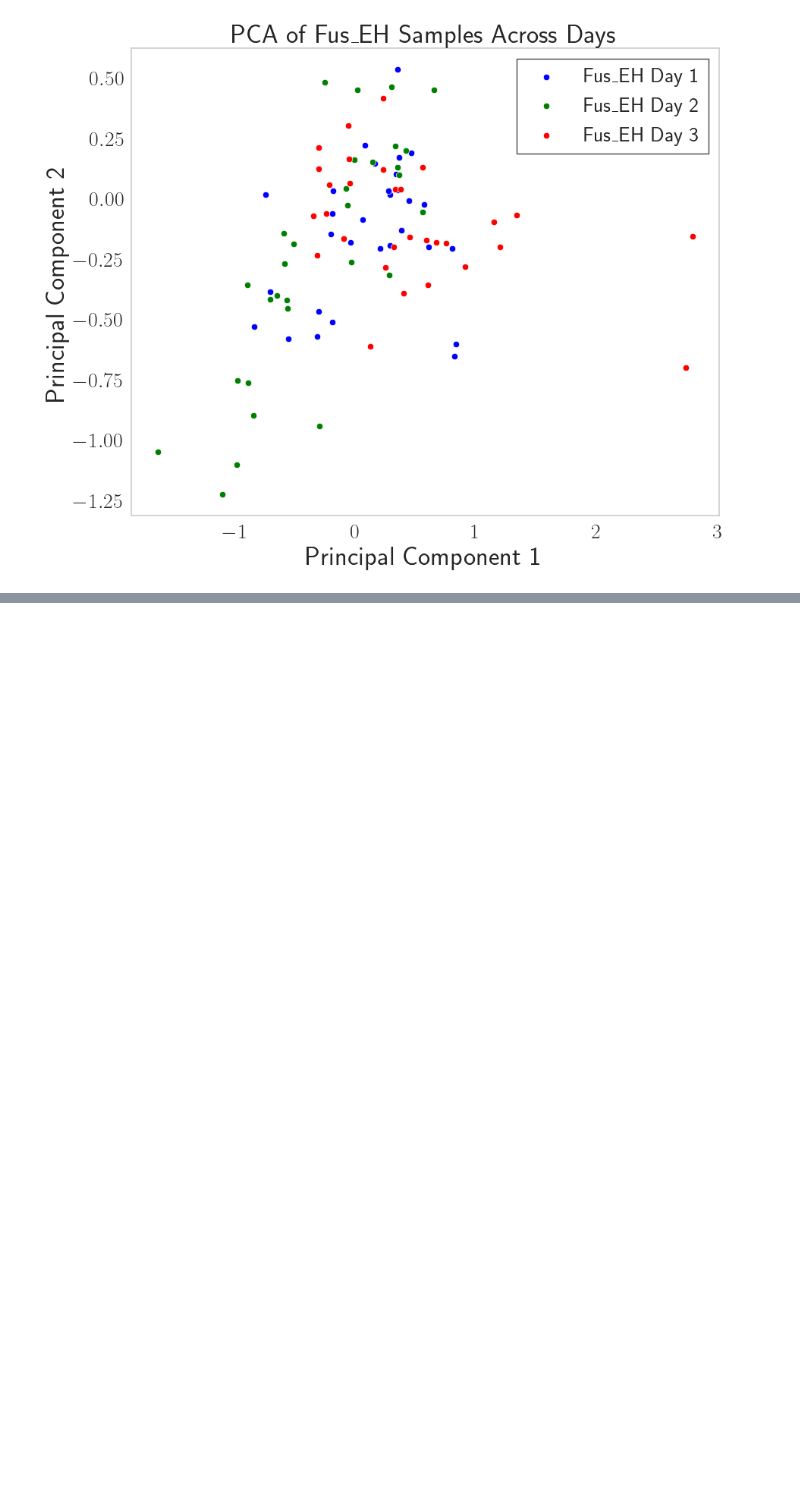
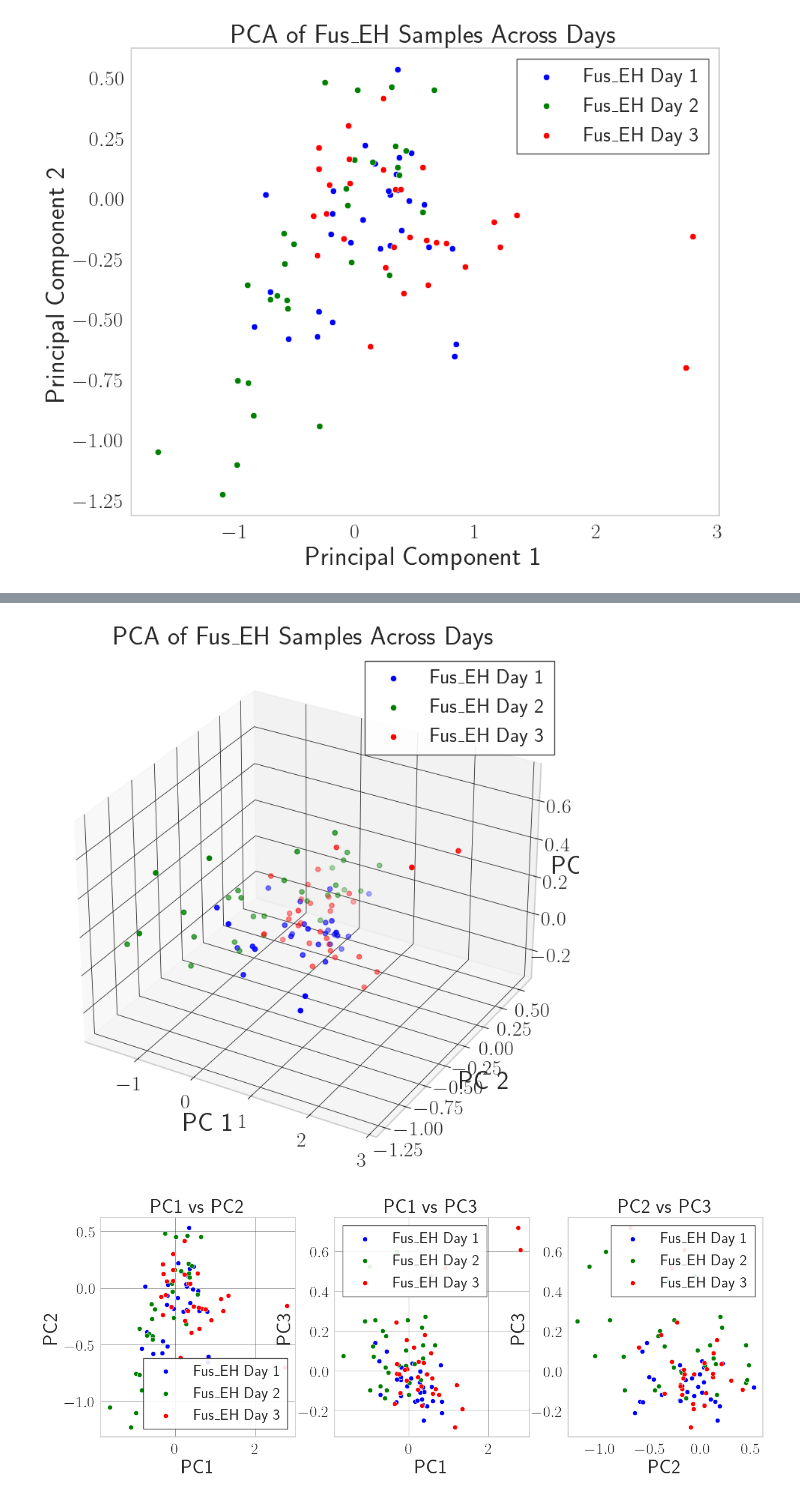
Before and after one commit to RicardoLoperaV/DiPreSi, a Jupyter notebook: Analisis PCA/Analisis_PCA.ipynb, the cells around one changed output, grey strips where cells are left out. Saved outputs shown, nothing was run; the diff lists cells and outputs as text; code cells hidden in the pictures; blank space fills up the shorter version.

```diff
--- a/Analisis PCA/Analisis_PCA.ipynb
+++ b/Analisis PCA/Analisis_PCA.ipynb
@@ -1014,3 +1287,72 @@ Explained variance by PC2: 15.94%
 Total explained variance: 88.44%
 ---
 [figure]
+# %%
+print('--- PCA Fus_EH Samples Across Days ---')
+print('---')
+print('PCA df1 ')
+
+# Day 1
+pca_1 = PCA_Analysis(df1)
+pca_results_1 = pca_1.PCA_3D_noplot()
+
+# extract control samples
+pca_control_1 = pca_results_1[pca_results_1['Tratamiento'] == 'Fus_EH']
+
+print('---')
+
+print('PCA df2 ')
+# Day 2
+pca_2 = PCA_Analysis(df2)
+pca_results_2 = pca_2.PCA_3D_noplot()
+
+# extract control samples
+pca_control_2 = pca_results_2[pca_results_2['Tratamiento'] == 'Fus_EH']
+
+print('---')
+
+print('PCA df3 ')
+# Day 3
+pca_3 = PCA_Analysis(df3)
+pca_results_3 = pca_3.PCA_3D_noplot()
+
+# extract control samples
+pca_control_3 = pca_results_3[pca_results_3['Tratamiento'] == 'Fus_EH']
+
+print('---')
+
+# Now plot all control samples together
+fig = plt.figure(figsize=(11, 9))
+ax = fig.add_subplot(111, projection='3d')
+ax.scatter(pca_control_1['PC1'], pca_control_1['PC2'], pca_control_1['PC3'], label='Fus_EH Day 1', color='blue')
+ax.scatter(pca_control_2['PC1'], pca_control_2['PC2'], pca_control_2['PC3'], label='Fus_EH Day 2', color='green')
+ax.scatter(pca_control_3['PC1'], pca_control_3['PC2'], pca_control_3['PC3'], label='Fus_EH Day 3', color='red')
+ax.set_title('PCA of Fus_EH Samples Across Days')
+ax.set_xlabel('PC 1')
+ax.set_ylabel('PC 2')
+ax.set_zlabel('PC 3')
+plt.legend()
+plt.grid()
+plt.show()
+
+# lets plot some projections over PC1-PC2, PC1-PC3, PC2-PC3 planes
+fig, axs = plt.subplots(1, 3, figsize=(15, 5))
+# PC1 vs PC2
+sns.scatterplot(data=pca_control_1, x='PC1', y='PC2', label='Fus_EH Day 1', color='blue', ax=axs[0])
+sns.scatterplot(data=pca_control_2, x='PC1', y='PC2', label='Fus_EH Day 2', color='green', ax=axs[0])
+sns.scatterplot(data=pca_control_3, x='PC1', y='PC2', label='Fus_EH Day 3', color='red', ax=axs[0])
+axs[0].set_title('PC1 vs PC2')
+# PC1 vs PC3
+sns.scatterplot(data=pca_control_1, x='PC1', y='PC3', label='Fus_EH Day 1', color='blue', ax=axs[1])
+sns.scatterplot(data=pca_control_2, x='PC1', y='PC3', label='Fus_EH Day 2', color='green', ax=axs[1])
+sns.scatterplot(data=pca_control_3, x='PC1', y='PC3', label='Fus_EH Day 3', color='red', ax=axs[1])
+axs[1].set_title('PC1 vs PC3')
+# PC2 vs PC3
+sns.scatterplot(data=pca_control_1, x='PC2', y='PC3', label='Fus_EH Day 1', color='blue', ax=axs[2])
+sns.scatterplot(data=pca_control_2, x='PC2', y='PC3', label='Fus_EH Day 2', color='green', ax=axs[2])
+sns.scatterplot(data=pca_control_3, x='PC2', y='PC3', label='Fus_EH Day 3', color='red', ax=axs[2])
+axs[2].set_title('PC2 vs PC3')
+plt.legend()
+plt.grid()
+plt.show()
+# %% [output]
@@ -1016,0 +1379,2 @@ Total explained variance: 88.44%
+[figure, added]
+[figure, added]
```
Also changed, not shown: parts of 14 cells of this notebook.
